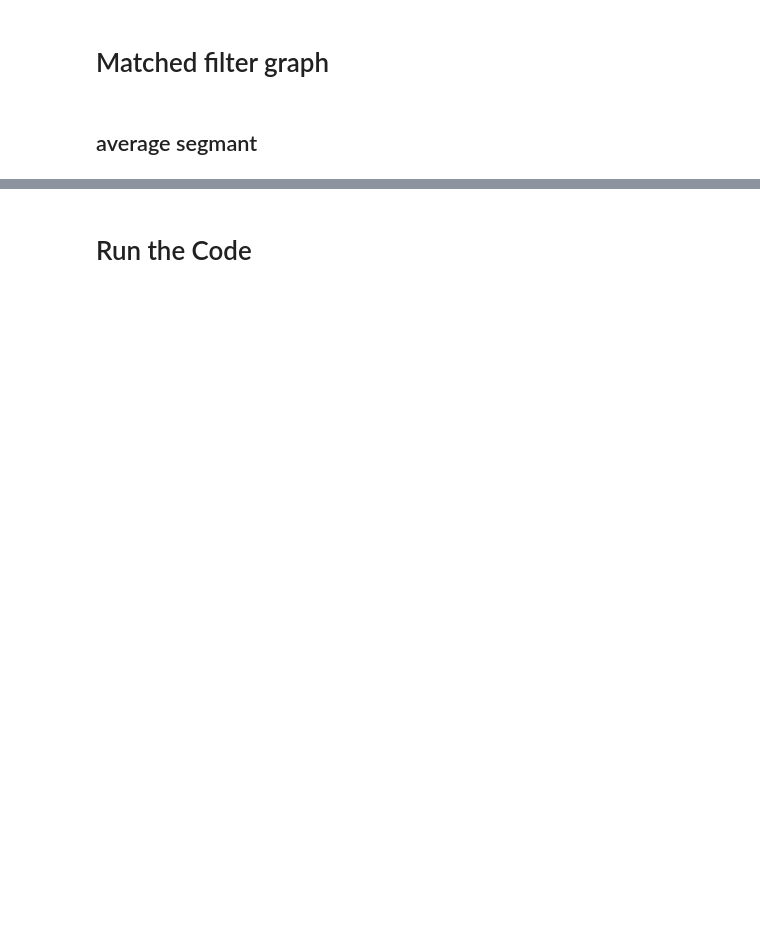
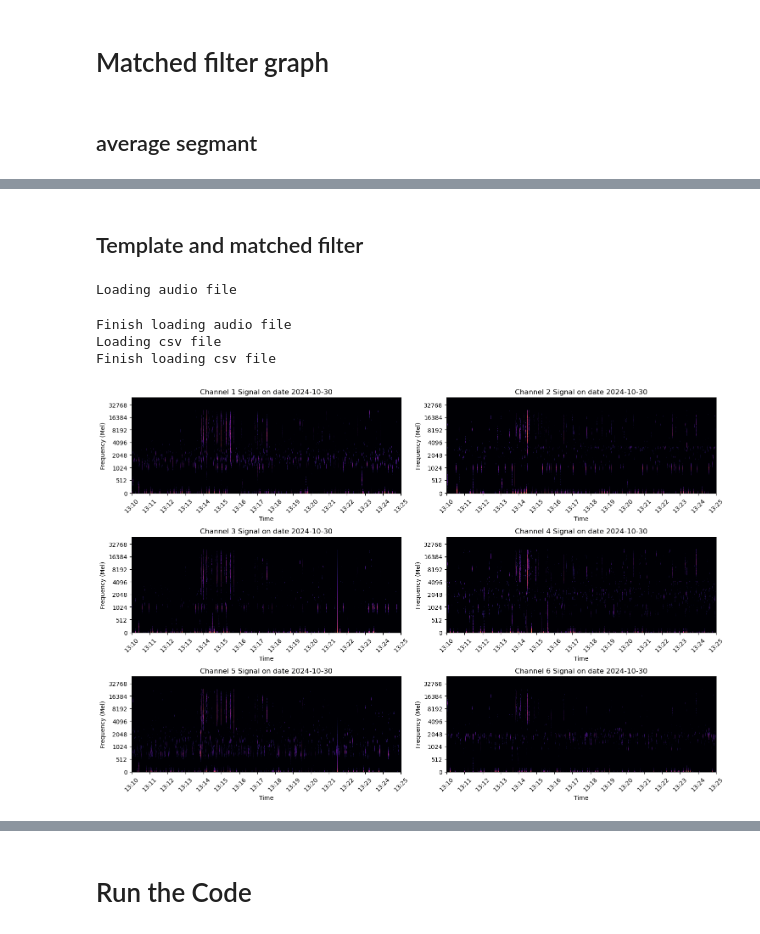
Before and after one commit to DrorEttlingerLevy/Marine-Monitoring-PhD, a Jupyter notebook: matched_fillter.ipynb, the cells around one changed output, grey strips where cells are left out. Saved outputs shown, nothing was run; the diff lists cells and outputs as text; code cells hidden in the pictures; blank space fills up the shorter version.

```diff
--- a/matched_fillter.ipynb
+++ b/matched_fillter.ipynb
@@ -281,0 +276,22 @@ plt.show()
+# %% [markdown]
+## Template and matched filter
+# %%
+audio_path = r"C:\Users\dror.e\Documents\241030-T007.WAV"
+csv_path = r"C:\Users\dror.e\Documents\WAVFileInfo.csv"
+
+y,sr,csv_df ,channel_list= loading_file(audio_path,csv_path)
+start_time, end_time = wav_real_time(audio_path,csv_df)
+# %% [output]
+Loading audio file
+Finish loading audio file
+Loading csv file
+Finish loading csv file
+# %%
+y_reduced_noise = {}
+for i, channel in enumerate(channel_list):
+    y_reduced_chanel = reduce_noise(channel, sr)
+    y_reduced_noise[f"y_reduced_noise_{i+1}"] = np.asarray(y_reduced_chanel, dtype=np.float32)
+# %%
+plot_spectrogram_or_mel(y_reduced_noise, sr, start_time, end_time, start_min=5, end_min=20, cmap='magma', mel=True)
+# %% [output]
+[figure, added]
```
Also changed, not shown: parts of 16 cells of this notebook.
